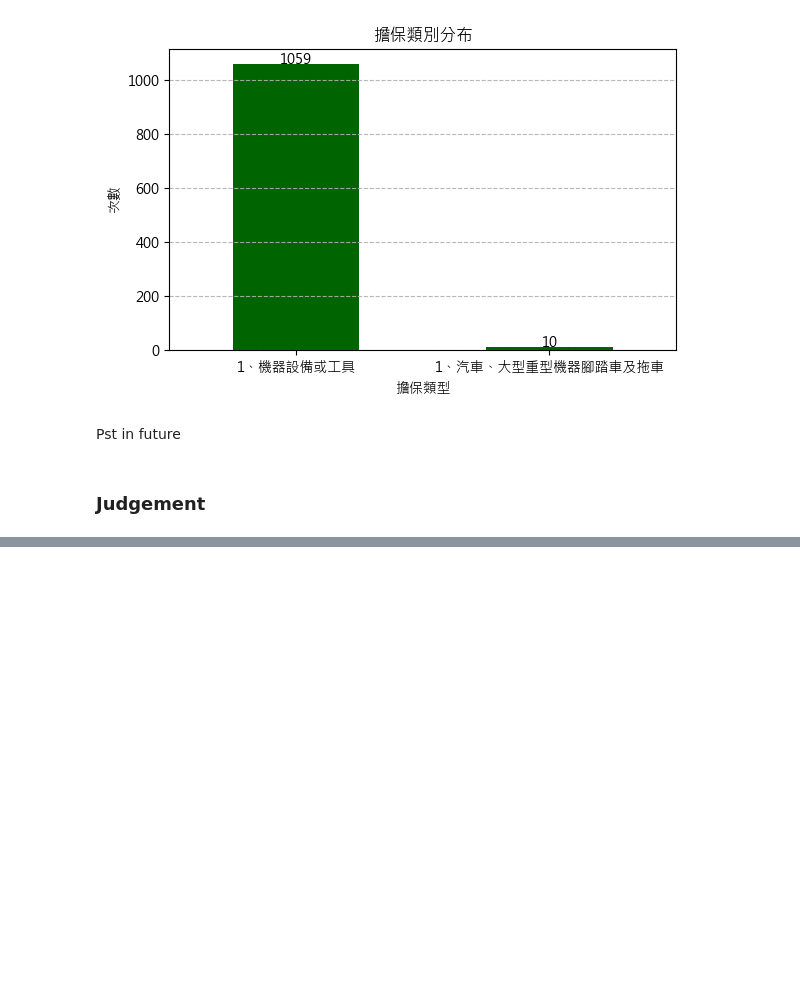
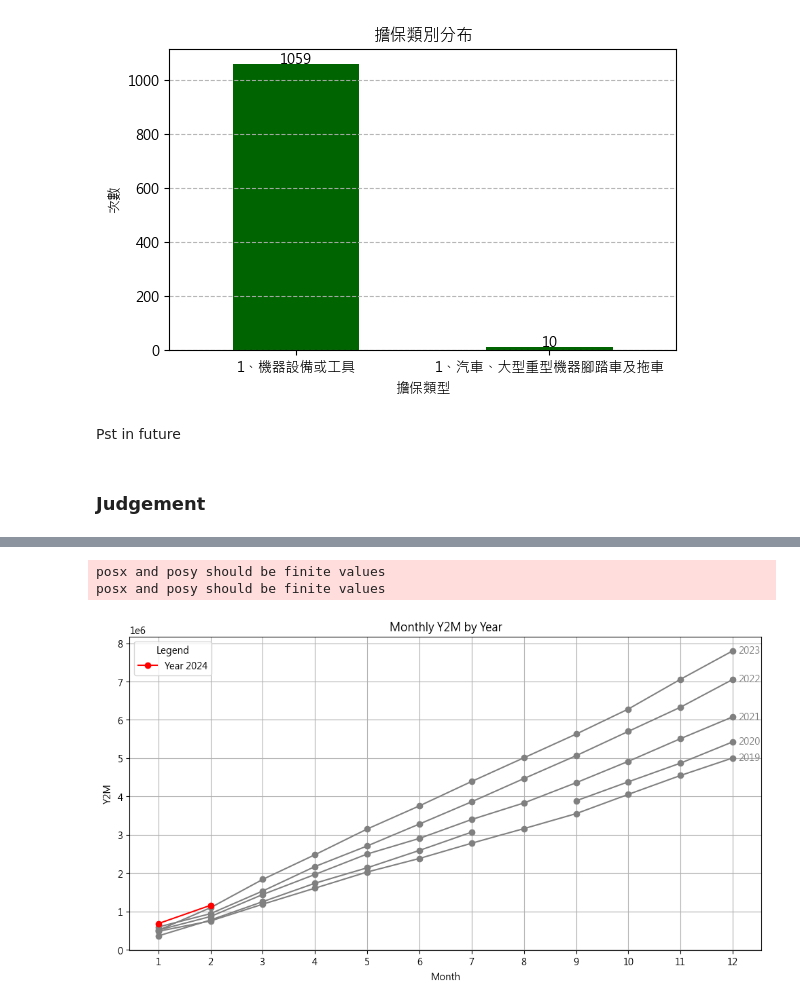
Before and after one commit to YFYDataTeam/credit_investigation, a Jupyter notebook: backend/test1.ipynb, the cells around one changed output, grey strips where cells are left out. Drawn from its saved outputs; the diff is of its cells as text; code cells hidden in the pictures; blank space fills up the shorter version.

```diff
--- a/backend/test1.ipynb
+++ b/backend/test1.ipynb
@@ -471,0 +544,27 @@ df_pst_future = df1[df1['agreement_end_date'] > datetime.now()]
+# %%
+# Use pivot_table to organize the data with months as rows and years as columns
+df_pivot = df.pivot_table(index='period_month', columns='period_year', values='y2m', aggfunc='mean')
+
+# Plotting
+plt.figure(figsize=(12, 6))
+for column in df_pivot.columns:
+    color = 'red' if column == 2024 else 'grey'  # Conditional color assignment
+    label = f'Year {column}' if column == 2024 else None  # Only label year 2024
+    plt.plot(df_pivot.index, df_pivot[column], marker='o', label=label, color=color)
+
+    # Annotating the year at the end of each line
+    end_point_y = df_pivot[column].iloc[-1]  # Get the last y-value of the series
+    end_point_x = df_pivot.index[-1]         # Get the last x-value (month)
+    plt.text(end_point_x + 0.1, end_point_y, str(column), color=color, verticalalignment='center')
+
+plt.xlabel('Month')
+plt.ylabel('Y2M')
+plt.title('Monthly Y2M by Year')
+plt.xticks(range(1, 13))  # Adjusting x-axis for months
+plt.legend(title='Legend')
+plt.grid(True)
+plt.show()
+# %% [output]
+posx and posy should be finite values
+posx and posy should be finite values
+[figure, added]
```
Also changed, not shown: parts of 11 cells of this notebook, 4 other files.
